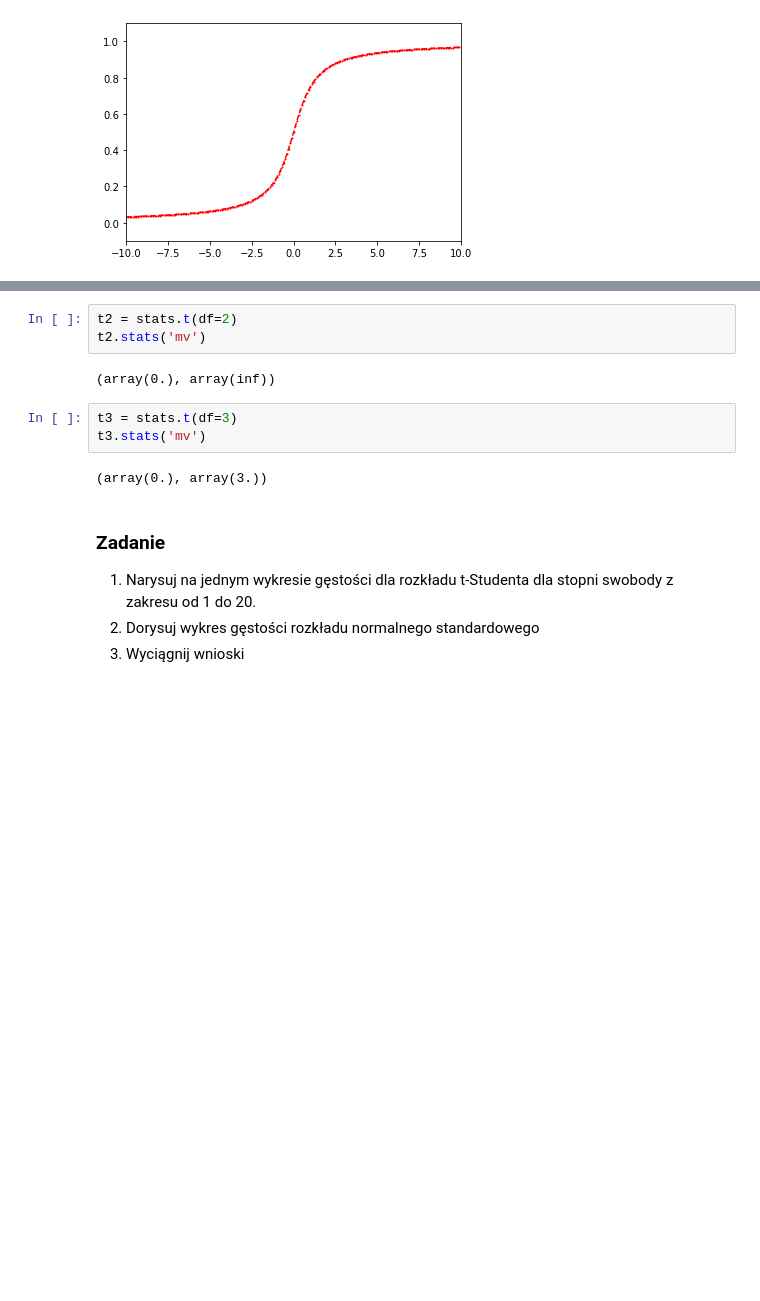
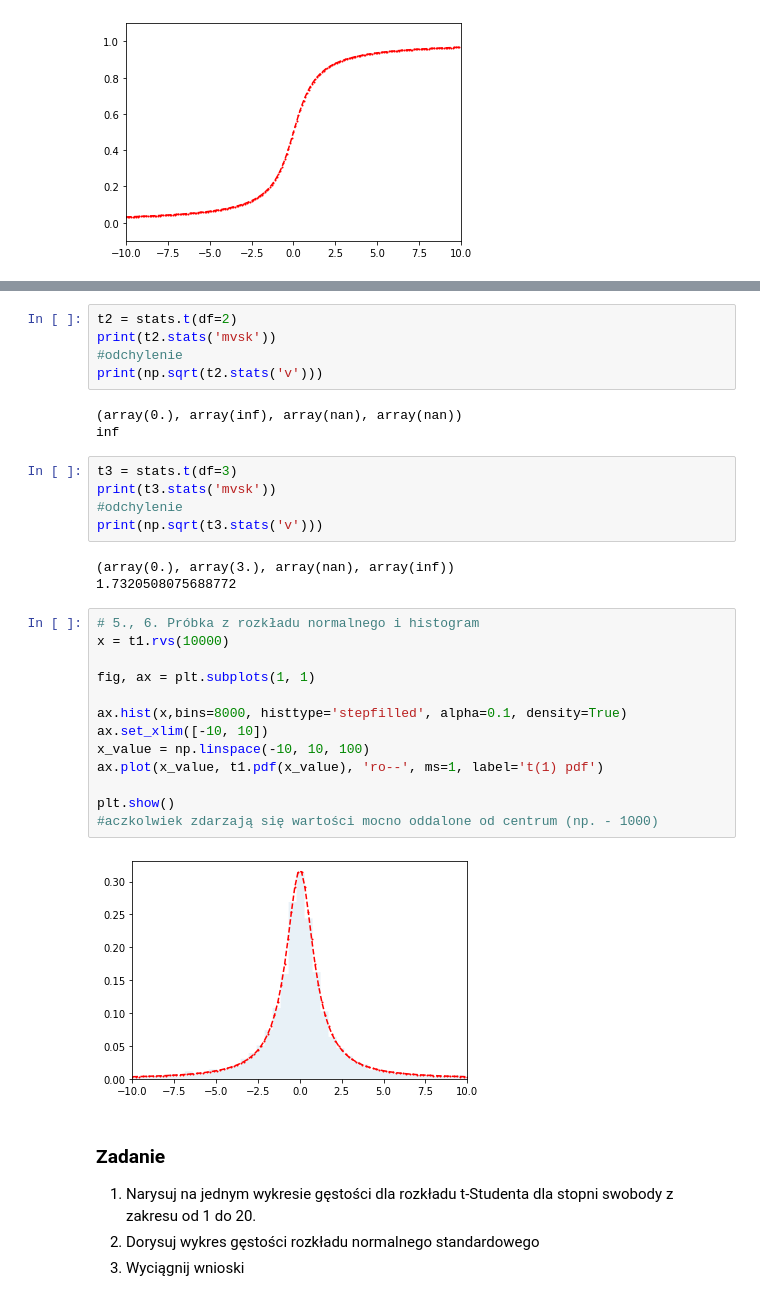
Before and after one commit to mdabrowski-phd/ds250223_stat, a Jupyter notebook: 02_rachunek_prawdopodobienstwa/06_rozklad_t_studenta.ipynb, the cells around one changed output, grey strips where cells are left out. Drawn from its saved outputs; the diff is of its cells as text; blank space fills up the shorter version.

```diff
--- a/02_rachunek_prawdopodobienstwa/06_rozklad_t_studenta.ipynb
+++ b/02_rachunek_prawdopodobienstwa/06_rozklad_t_studenta.ipynb
@@ -58,13 +61,34 @@ t1.stats('mv')
 # %%
 t2 = stats.t(df=2)
-t2.stats('mv')
+print(t2.stats('mvsk'))
+#odchylenie
+print(np.sqrt(t2.stats('v')))
 # %% [output]
-(array(0.), array(inf))
+(array(0.), array(inf), array(nan), array(nan))
+inf
 # %%
 t3 = stats.t(df=3)
-t3.stats('mv')
+print(t3.stats('mvsk'))
+#odchylenie
+print(np.sqrt(t3.stats('v')))
 # %% [output]
-(array(0.), array(3.))
+(array(0.), array(3.), array(nan), array(inf))
+1.7320508075688772
+# %%
+# 5., 6. Próbka z rozkładu normalnego i histogram
+x = t1.rvs(10000)
+
+fig, ax = plt.subplots(1, 1)
+
+ax.hist(x,bins=8000, histtype='stepfilled', alpha=0.1, density=True)
+ax.set_xlim([-10, 10])
+x_value = np.linspace(-10, 10, 100)
+ax.plot(x_value, t1.pdf(x_value), 'ro--', ms=1, label='t(1) pdf')
+
+plt.show()
+#aczkolwiek zdarzają się wartości mocno oddalone od centrum (np. - 1000)
+# %% [output]
+[figure, added]
 # %% [markdown]
 ### Zadanie
 1. Narysuj na jednym wykresie gęstości dla rozkładu t-Studenta dla stopni swobody z zakresu od 1 do 20.
```
Also changed, not shown: parts of 4 cells of this notebook.
